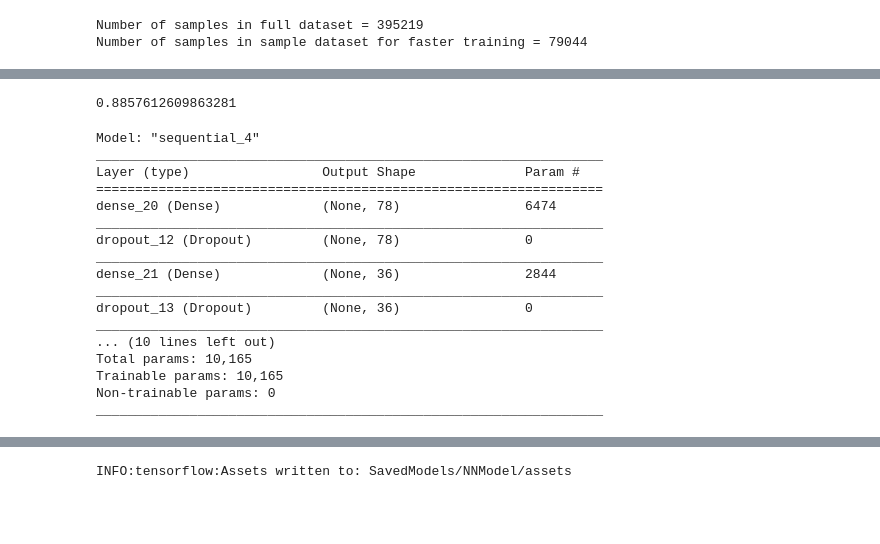
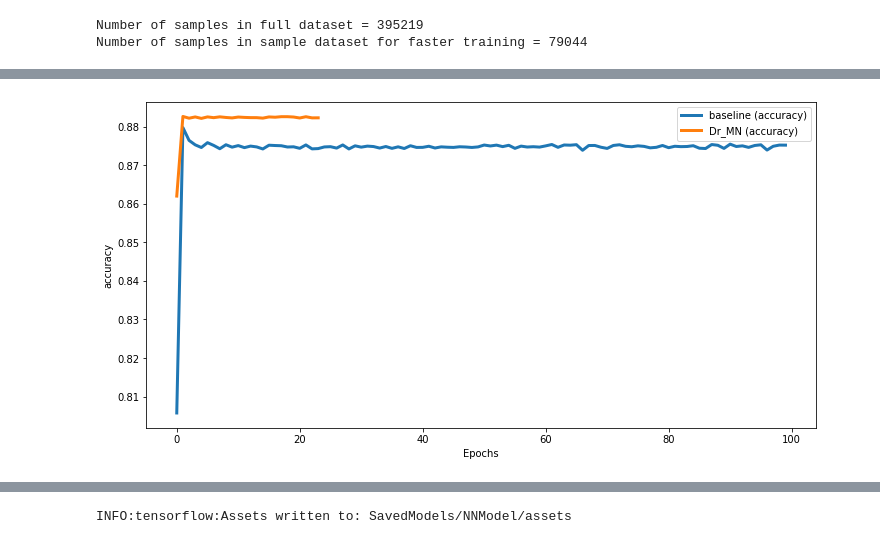
Before and after one commit to Greveley/MLProjects, a Jupyter notebook: LoanReturnClassifier/TrainingAndEvaluation.ipynb, the cells around one changed output, grey strips where cells are left out. Cells and saved outputs as stored; diff of their text form; code cells hidden in the pictures; blank space fills up the shorter version.

```diff
--- a/LoanReturnClassifier/TrainingAndEvaluation.ipynb
+++ b/LoanReturnClassifier/TrainingAndEvaluation.ipynb
@@ -217,4 +135,0 @@ Epoch 100/100
-# %%
-hist = pd.DataFrame(model.history.history)
-hist["model"] = "Max Norm"
-model_hist = pd.concat([model_hist,hist],axis=0)
@@ -301,6 +135,0 @@ Epoch 00019: early stopping
-# %%
-# Removing previous run of this model from model_hist
-model_hist = model_hist[model_hist.model != 'Dropout and Max Norm']
-hist = pd.DataFrame(model.history.history)
-hist["model"] = "Dropout and Max Norm"
-model_hist = pd.concat([model_hist,hist],axis=0)
@@ -343,24 +136,4 @@ compare_models(models=['Dropout','Dropout and Max Norm'],metric=['val_accuracy']
-# %%
-np.max(model_hist[(model_hist["model"]=='Dropout and Max Norm')]['val_accuracy'])
-# %% [output]
-0.8857612609863281
-# %%
-model.summary()
-# %% [output]
-Model: "sequential_4"
-_________________________________________________________________
-Layer (type)                 Output Shape              Param #
-=================================================================
-dense_20 (Dense)             (None, 78)                6474
-_________________________________________________________________
-dropout_12 (Dropout)         (None, 78)                0
-_________________________________________________________________
-dense_21 (Dense)             (None, 36)                2844
-_________________________________________________________________
-dropout_13 (Dropout)         (None, 36)                0
-_________________________________________________________________
-... (10 lines left out)
-Total params: 10,165
-Trainable params: 10,165
-Non-trainable params: 0
-_________________________________________________________________
+# %%
+plot_perf(model_hist,models=[],metrics=['accuracy'])
+# %% [output]
+[figure, added]
```
Also changed, not shown: parts of 60 cells of this notebook.
